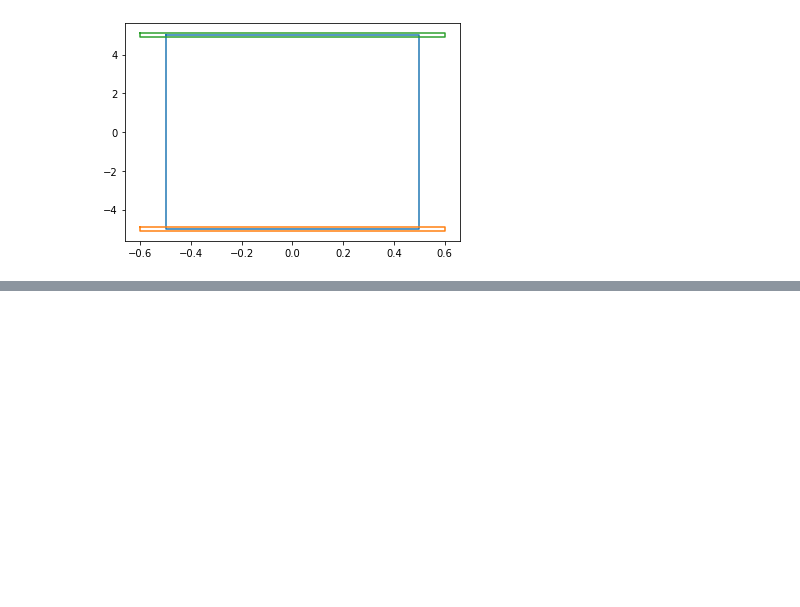
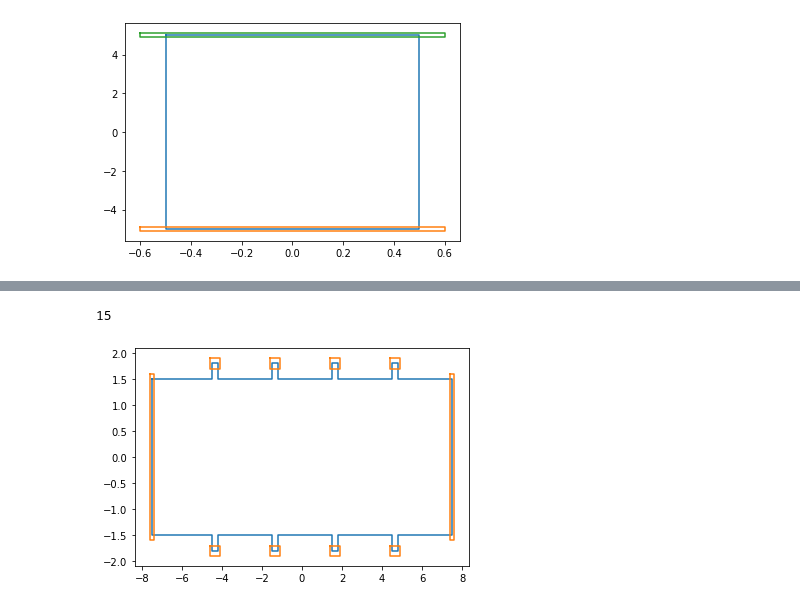
Before and after one commit to dgglab/pypolyfab, a Jupyter notebook: demo.ipynb, the cells around one changed output, grey strips where cells are left out. Drawn from its saved outputs; the diff is of its cells as text; code cells hidden in the pictures; blank space fills up the shorter version.

Commit message:
added hall bar

```diff
--- a/demo.ipynb
+++ b/demo.ipynb
@@ -97,0 +104,10 @@ TEF_1.write_dxf()
+# %%
+import hallbar
+importlib.reload(hallbar)
+
+test_bar= hallbar.HallBar(3, 4, 0.3, 0.3, 1, inject_sq=1)
+fig = test_bar.gen_fig()
+test_bar.bar_length
+# %% [output]
+15
+[figure, added]
```
Also changed, not shown: parts of 6 cells of this notebook, 4 other files.
